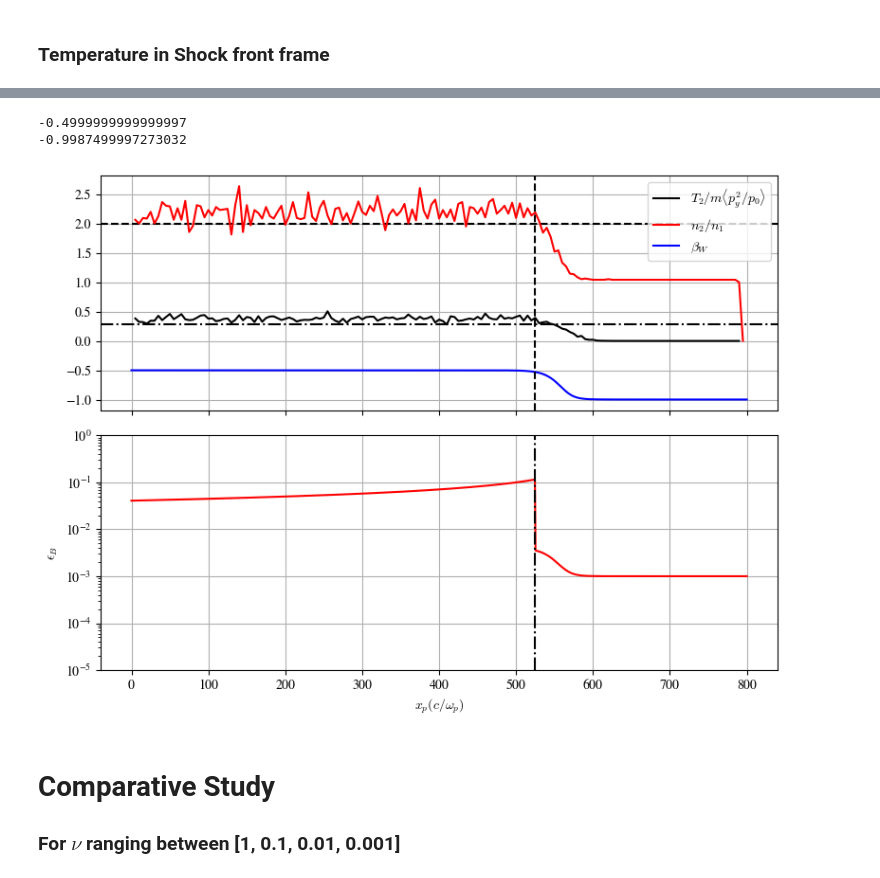
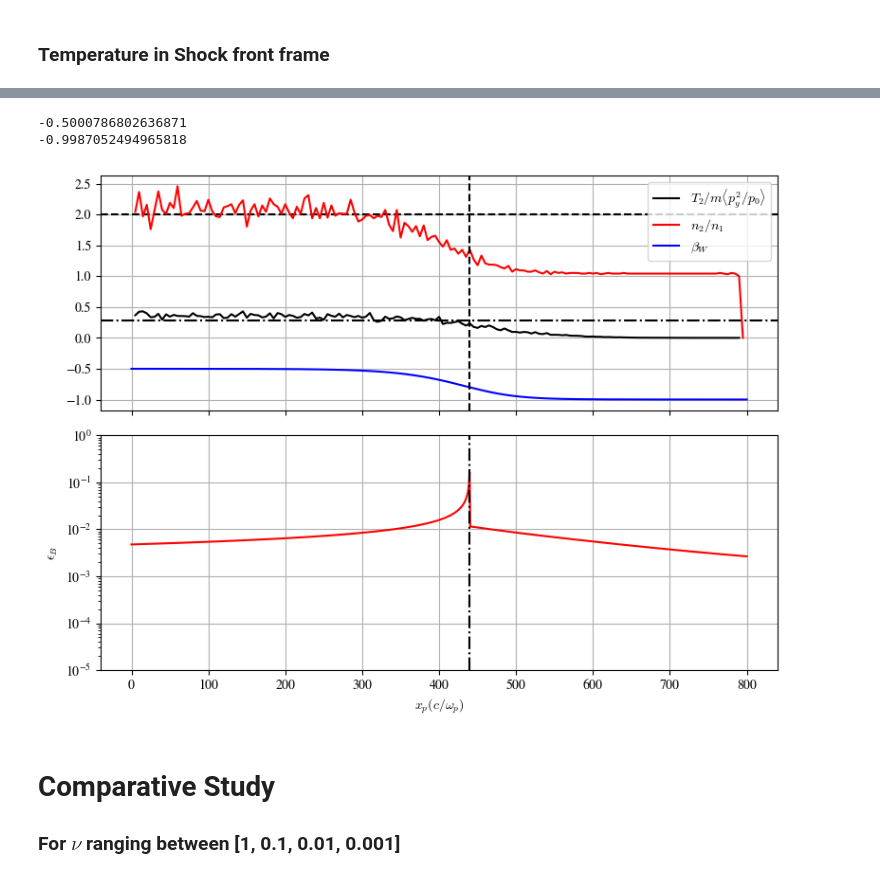
Before and after one commit to Kartav33/shock_gamma_20, a Jupyter notebook: scratch_code_analysis.ipynb, the cells around one changed output, grey strips where cells are left out. Drawn from its saved outputs; the diff is of its cells as text; code cells hidden in the pictures.

```diff
--- a/scratch_code_analysis.ipynb
+++ b/scratch_code_analysis.ipynb
@@ -14,8 +14,7 @@ import sys
 ## Reading the file from the save
 # %%
 # File path
-# dat_file = "/home/kartav/scratch/scattering/po_2/save/proc_0_spec_1_step_20000.dat"
-dat_file = "/media/kk/ac140ca2-6543-496e-8b32-44ebee8af5f3/storage/scratch/shock_Gamma_20/save/proc_0_spec_1_step_31000.dat"
+dat_file = "/home/kartav/scratch/shock_Gamma_20/save/proc_0_spec_1_step_16000.dat"
 # dat_file = "/media/kk/ac140ca2-6543-496e-8b32-44ebee8af5f3/storage/scratch/scattering_frequency_runs/proc_0_spec_2_step_15000_nu_1.dat"
 
 # Skip the first two rows and read the 18-column data starting from the third row
@@ -42,9 +41,8 @@ print("Column 1 (px):", column_1[:5])  # Print first 5 entries for Column 1
 print("Column 2 (py):", column_2[:5])   # Print first 5 entries for Column 5
 
 # File path
-#dat_file = "/home/kartav/scratch/scattering/po_2/save/proc_1_spec_1_step_20000.dat"
-dat_file = "/media/kk/ac140ca2-6543-496e-8b32-44ebee8af5f3/storage/scratch/shock_Gamma_20/save/proc_1_spec_1_step_31000.dat"
-#dat_file = "/media/kk/ac140ca2-6543-496e-8b32-44ebee8af5f3/storage/scratch/scattering_frequency_runs/proc_1_spec_2_step_15000_nu_1.dat"
+dat_file = "/home/kartav/scratch/shock_Gamma_20/save/proc_1_spec_1_step_16000.dat"
+# dat_file = "/media/kk/ac140ca2-6543-496e-8b32-44ebee8af5f3/storage/scratch/scattering_frequency_runs/proc_1_spec_2_step_15000_nu_1.dat"
 
 # Skip the first two rows and read the 18-column data starting from the third row
 df1 = pd.read_csv(dat_file, delimiter=r'\s+', skiprows=2, header=None)
@@ -145,9 +139,9 @@ matplotlib.rcParams['font.family'] = 'STIXGeneral'
 # %%
 # Reading the binary files stored in the diags folder
 
-PATH = '/media/kk/ac140ca2-6543-496e-8b32-44ebee8af5f3/storage/scratch/shock_Gamma_20/diags/'
+PATH = '/home/kartav/scratch/shock_Gamma_20/diags/'
 g = data(PATH)
-n = 31
+n = 16
 
 d1 = g.read('charge','1',n)
 Jx1 = g.read('Jx','1',n)/np.abs(d1)
@@ -518,21 +499,22 @@ p_0w=1 * (g_sh-1)**0.5 * E_B**0.5 * 10
 print(p_0w)
 # %%
 bwinf = -0.99875
-Lsh = 50
-alpha = 1.5
+Lsh = 200
+alpha = 0.8
 xshock = 600
 u0 = bwinf/np.sqrt(1-bwinf**2)
 xp_e = np.linspace(0,800,1000);
 i=0; E_b=[]; beta_W=[]; gamma_W=[]
 
 for item in xp_e:
-    x_shift= xp_e[i] - xshock
+    x_shift= xp_e[i] - (xshock)
+    #print(x_shift)
     uW = 1./6. * ( ( 3. - np.sqrt(3.)/u0 ) + ( 3 + np.sqrt(3.)/u0 ) * np.tanh(2. * x_shift/Lsh)) * u0
     betaW = uW / np.sqrt(1+pow(uW,2))
     if x_shift < - (alpha * Lsh):
-        E_b.append(1/np.sqrt(np.abs(x_shift)))
+        E_b.append(0.1/np.sqrt(np.abs(x_shift+ (alpha *Lsh)) + 0.01))
     if x_shift > - (alpha * Lsh):
-        E_b.append(10**(-3) *(1/betaW)**(2))
+        E_b.append(10**(-2) * np.exp(-1*(x_shift+(alpha * Lsh))/Lsh) + 10**(-3) *(1/betaW)**(2))
 
     beta_W.append(betaW)
     i+=1
@@ -542,36 +524,36 @@ for item in xp_e:
     if (item== xp_e[-1]):
         print(betaW)
 
 
 # Create two vertically stacked subplots with shared x-axis
 fig, (ax1, ax2) = plt.subplots(2, 1, sharex=True, figsize=(8, 6), height_ratios=[1, 1])
 
 # Plot in the top subplot
 ax1.axhline(2, c='k', ls='--')
 ax1.axhline(0.29,c='k',ls='-.')
 ax1.plot(bins[1:], temp_profile, 'k', label='$T_2/m \\langle p_y^2 / p_0 \\rangle$')
 ax1.plot(bins[1:], density_profile/density_profile[-2], 'r', label='$n_2/n_1$')
 ax1.plot(xp_e, beta_W, 'b', label='$\\beta_W$')
 ax1.legend()
 ax1.axvline(x=(xshock-(Lsh*alpha)), color='black', linestyle='--')  # Vertical line at x=0
 ax1.grid(True)
 
 # Plot in the bottom subplot
 ax2.plot(xp_e, E_b, color='red')
 ax2.set_ylabel('$\\epsilon_B$')
 ax2.set_xlabel('$x_p (c/\\omega_p)$')
 ax2.axvline(x=(xshock-(Lsh*alpha)), color='black', linestyle='-.')  # Vertical line at x=0
 ax2.grid(True)
 ax2.set_yscale('log')
 ax2.set_ylim(1e-5,1e0)
 
 # Optional: Tight layout for spacing
 plt.tight_layout()
 plt.show()
 # %% [output]
--0.4999999999999997
--0.9987499997273032
+-0.5000786802636871
+-0.9987052494965818
-[figure, old version]
+[figure, new version]
 # %%
 bwinf = -0.99875
 Lsh = 50
```
Also changed, not shown: parts of 13 cells of this notebook.
